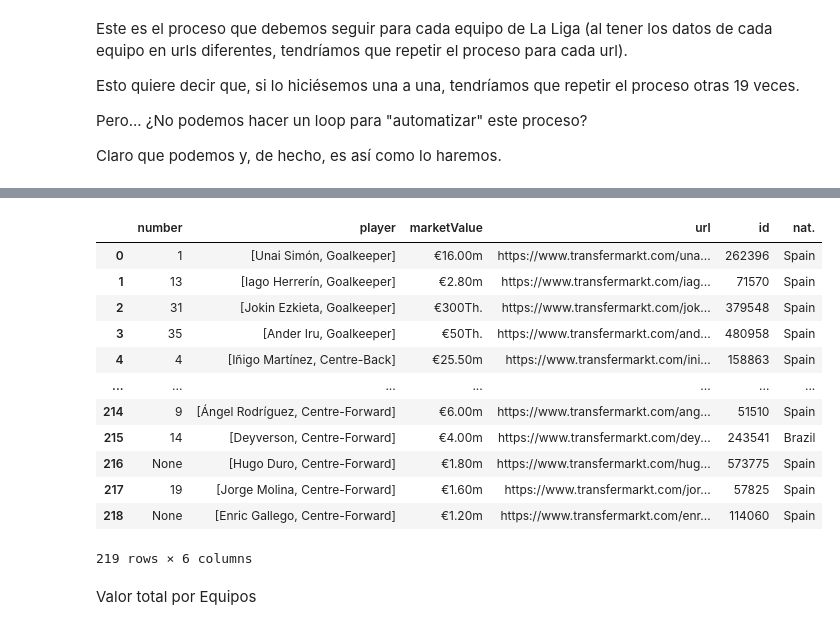
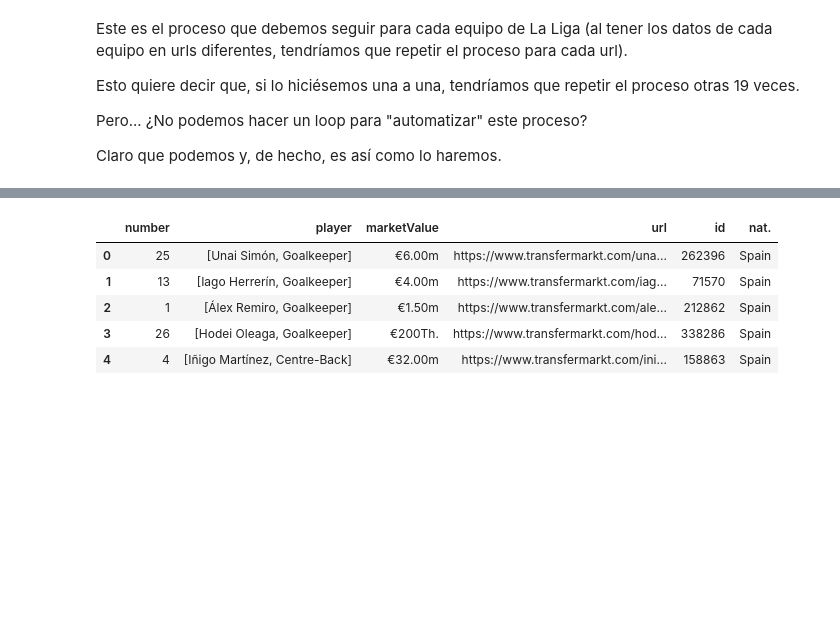
Before and after one commit to mariozapatero/ETL-Project, a Jupyter notebook: market_values.ipynb, the cells around one changed output, grey strips where cells are left out. Drawn from its saved outputs; the diff is of its cells as text; code cells hidden in the pictures; blank space fills up the shorter version.

```diff
--- a/market_values.ipynb
+++ b/market_values.ipynb
@@ -150,6 +153,0 @@ for e in all_urls:
-# %%
-df_list = []
-
-for lista in all_players:
-    for e in lista:
-        df_list.append(e)
@@ -178,18 +153,0 @@ df = pd.DataFrame(df_list)
-# %%
-df
-# %% [output]
-|  | number | player | marketValue | url | id | nat. |
-| 0 | 1 | [Unai Simón, Goalkeeper] | €16.00m | https://www.transfermarkt.com/una... | 262396 | Spain |
-| 1 | 13 | [Iago Herrerín, Goalkeeper] | €2.80m | https://www.transfermarkt.com/iag... | 71570 | Spain |
-| 2 | 31 | [Jokin Ezkieta, Goalkeeper] | €300Th. | https://www.transfermarkt.com/jok... | 379548 | Spain |
-| 3 | 35 | [Ander Iru, Goalkeeper] | €50Th. | https://www.transfermarkt.com/and... | 480958 | Spain |
-| 4 | 4 | [Iñigo Martínez, Centre-Back] | €25.50m | https://www.transfermarkt.com/ini... | 158863 | Spain |
-| ... | ... | ... | ... | ... | ... | ... |
-| 214 | 9 | [Ángel Rodríguez, Centre-Forward] | €6.00m | https://www.transfermarkt.com/ang... | 51510 | Spain |
-| 215 | 14 | [Deyverson, Centre-Forward] | €4.00m | https://www.transfermarkt.com/dey... | 243541 | Brazil |
-| 216 | None | [Hugo Duro, Centre-Forward] | €1.80m | https://www.transfermarkt.com/hug... | 573775 | Spain |
-| 217 | 19 | [Jorge Molina, Centre-Forward] | €1.60m | https://www.transfermarkt.com/jor... | 57825 | Spain |
-| 218 | None | [Enric Gallego, Centre-Forward] | €1.20m | https://www.transfermarkt.com/enr... | 114060 | Spain |
-219 rows × 6 columns
-# %% [markdown]
-   Valor total por Equipos
@@ -195,0 +160,15 @@ df
+# %%
+all_players_df = pd.DataFrame(all_players_def)  # Generamos el DataFrame.
+# %%
+all_players_df.head()
+
+# Quizá el mayor inconveniente de este procedimiento es que sólo tenemos el nombre del jugador como identificador de cada uno.
+# Este será el único valor que podemos utilizar para incorporar los valores de mercado a la tabla general de Players Stats.
+# El número de dorsal también debería coincidir con el recogido en la tabla general de jugadores, pero probablemente no lo utilicemos.
+# %% [output]
+|  | number | player | marketValue | url | id | nat. |
+| 0 | 25 | [Unai Simón, Goalkeeper] | €6.00m | https://www.transfermarkt.com/una... | 262396 | Spain |
+| 1 | 13 | [Iago Herrerín, Goalkeeper] | €4.00m | https://www.transfermarkt.com/iag... | 71570 | Spain |
+| 2 | 1 | [Álex Remiro, Goalkeeper] | €1.50m | https://www.transfermarkt.com/ale... | 212862 | Spain |
+| 3 | 26 | [Hodei Oleaga, Goalkeeper] | €200Th. | https://www.transfermarkt.com/hod... | 338286 | Spain |
+| 4 | 4 | [Iñigo Martínez, Centre-Back] | €32.00m | https://www.transfermarkt.com/ini... | 158863 | Spain |
```
Also changed, not shown: parts of 17 cells of this notebook.
